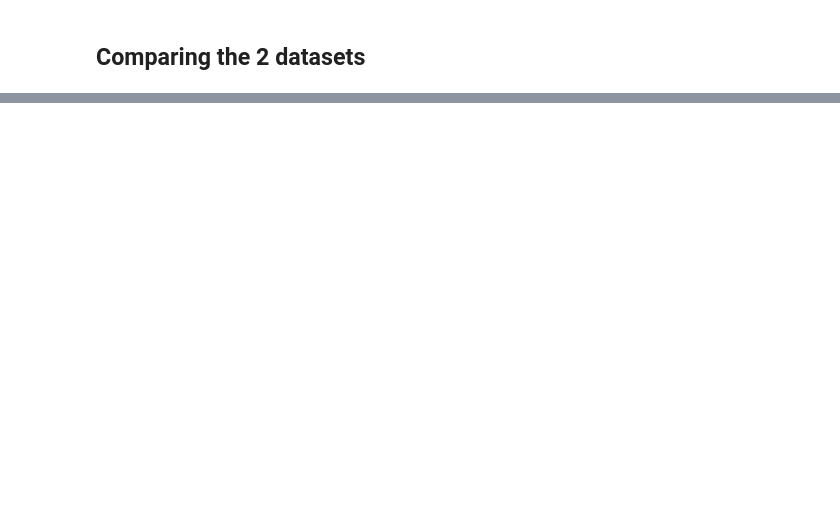
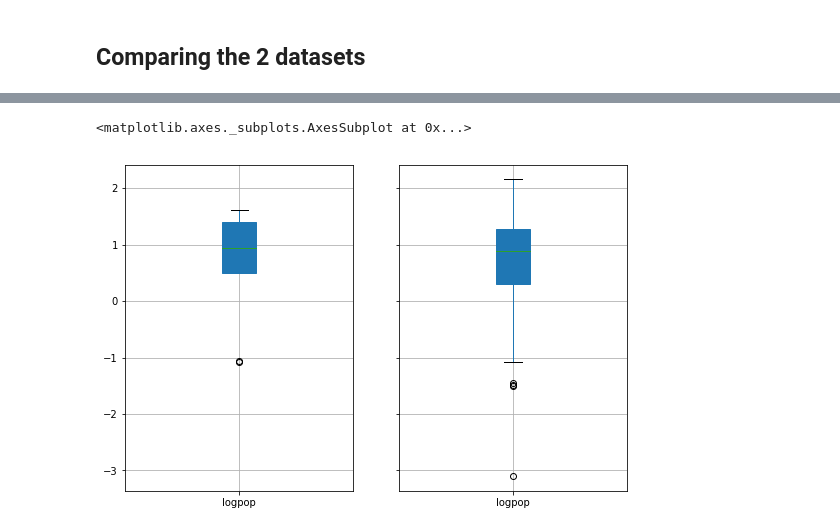
Before and after one commit to terezaif/workshops_data_exploration, a Jupyter notebook: part_1/Data_summaries.ipynb, the cells around one changed output, grey strips where cells are left out. Drawn from its saved outputs; the diff is of its cells as text; code cells hidden in the pictures; blank space fills up the shorter version.

```diff
--- a/part_1/Data_summaries.ipynb
+++ b/part_1/Data_summaries.ipynb
@@ -13,10 +13,10 @@ Let's look at the countries data
 # %%
 #importing the countries data
 countries_header = ['name','capital','location','pop(mil)','rank','area(km2)','rank_area','currency','national_holiday']
-url1 = 'https://raw.githubusercontent.com/terezaif/workshops_data_exploration/master/datasets/countries_a.csv'
+url1 = 'https://raw.githubusercontent.com/terezaif/workshops_data_exploration/master/part_1/datasets/countries_a.csv'
 df = pd.read_csv(url1, skiprows=1, names=countries_header)
 
-url2='https://raw.githubusercontent.com/terezaif/workshops_data_exploration/master/datasets/countries_europe.csv'
+url2='https://raw.githubusercontent.com/terezaif/workshops_data_exploration/master/part_1/datasets/countries_europe.csv'
 df2 = pd.read_csv(url2, skiprows=1, names=countries_header)
 # %% [markdown]
 ### the 5 number summary
@@ -60,0 +99,8 @@ df2.boxplot(column=['rootpop'],ax=axes[1],patch_artist=True)
+# %%
+fig, axes = plt.subplots(ncols=2,sharex=True,sharey=True,figsize=(9,6))
+
+df.boxplot(column=['logpop'],ax=axes[0],patch_artist=True)
+df2.boxplot(column=['logpop'],ax=axes[1],patch_artist=True)
+# %% [output]
+<matplotlib.axes._subplots.AxesSubplot at 0x...>
+[figure, added]
```
Also changed, not shown: parts of 8 cells of this notebook, 4 other files.
